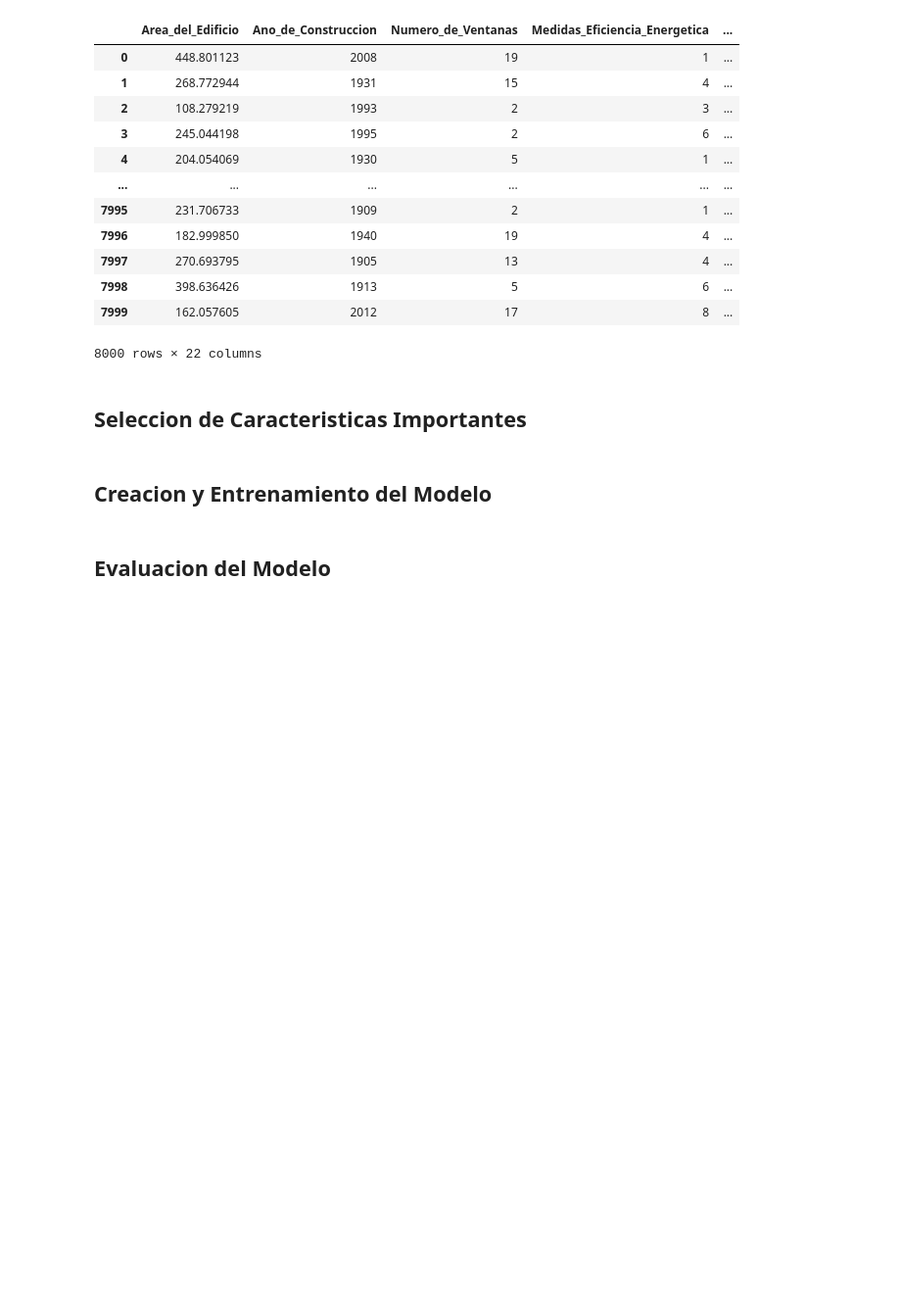
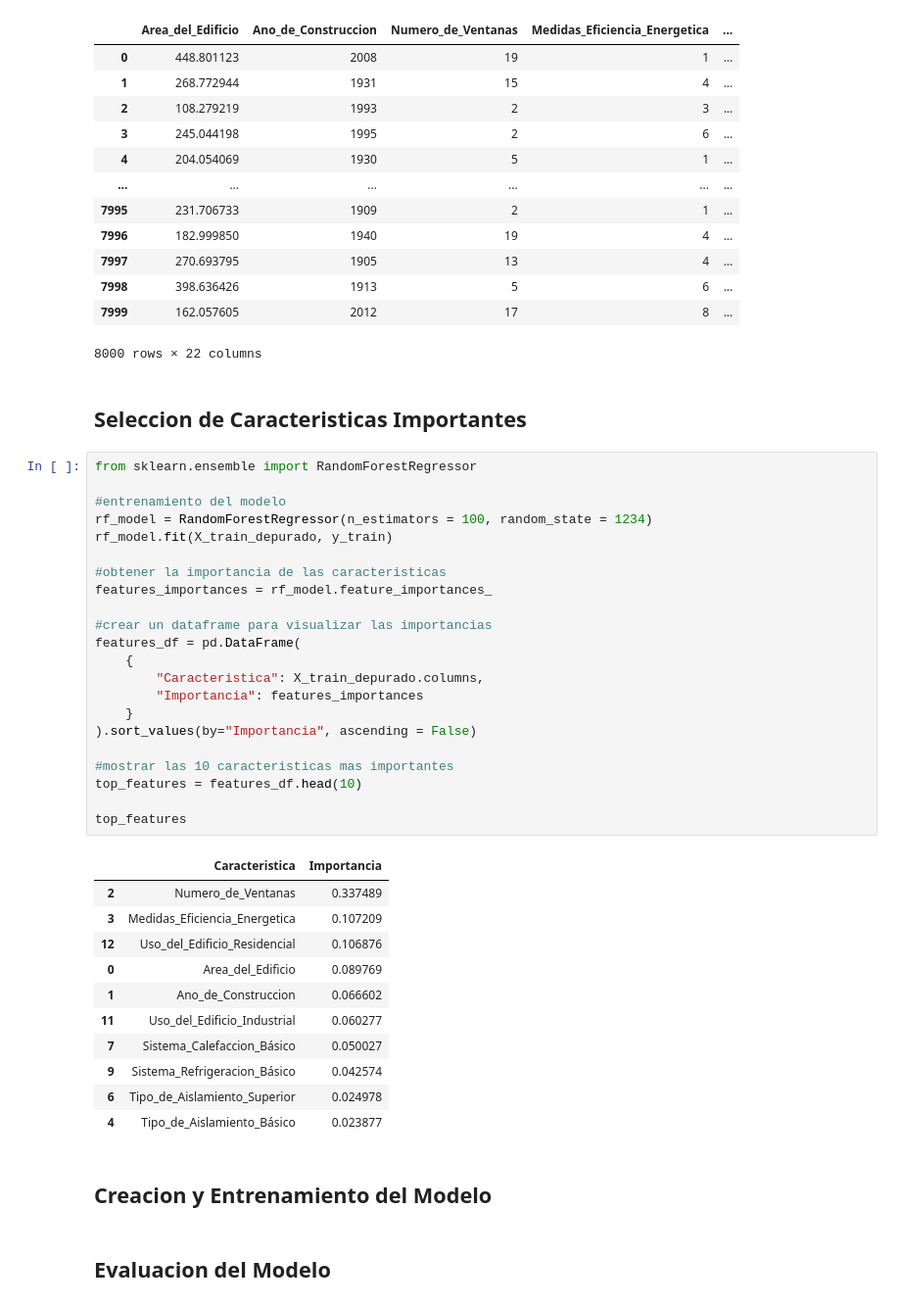
Before and after one commit to AngelTroncoso/Growpbi_ML, a Jupyter notebook: Mi_Primer_Modelo_ML.ipynb, the cells around one changed output. Shown at 98% size. Saved outputs shown, nothing was run; the diff lists cells and outputs as text; blank space fills up the shorter version.

```diff
--- a/Mi_Primer_Modelo_ML.ipynb
+++ b/Mi_Primer_Modelo_ML.ipynb
@@ -337,6 +337,40 @@ X_train_depurado
 8000 rows × 22 columns
 # %% [markdown]
 ## Seleccion de Caracteristicas Importantes
+# %%
+from sklearn.ensemble import RandomForestRegressor
+
+#entrenamiento del modelo
+rf_model = RandomForestRegressor(n_estimators = 100, random_state = 1234)
+rf_model.fit(X_train_depurado, y_train)
+
+#obtener la importancia de las caracteristicas
+features_importances = rf_model.feature_importances_
+
+#crear un dataframe para visualizar las importancias
+features_df = pd.DataFrame(
+    {
+        "Caracteristica": X_train_depurado.columns,
+        "Importancia": features_importances
+    }
+).sort_values(by="Importancia", ascending = False)
+
+#mostrar las 10 caracteristicas mas importantes
+top_features = features_df.head(10)
+
+top_features
+# %% [output]
+|  | Caracteristica | Importancia |
+| 2 | Numero_de_Ventanas | 0.337489 |
+| 3 | Medidas_Eficiencia_Energetica | 0.107209 |
+| 12 | Uso_del_Edificio_Residencial | 0.106876 |
+| 0 | Area_del_Edificio | 0.089769 |
+| 1 | Ano_de_Construccion | 0.066602 |
+| 11 | Uso_del_Edificio_Industrial | 0.060277 |
+| 7 | Sistema_Calefaccion_Básico | 0.050027 |
+| 9 | Sistema_Refrigeracion_Básico | 0.042574 |
+| 6 | Tipo_de_Aislamiento_Superior | 0.024978 |
+| 4 | Tipo_de_Aislamiento_Básico | 0.023877 |
 # %% [markdown]
 ## Creacion y Entrenamiento del Modelo
 # %% [markdown]
```
